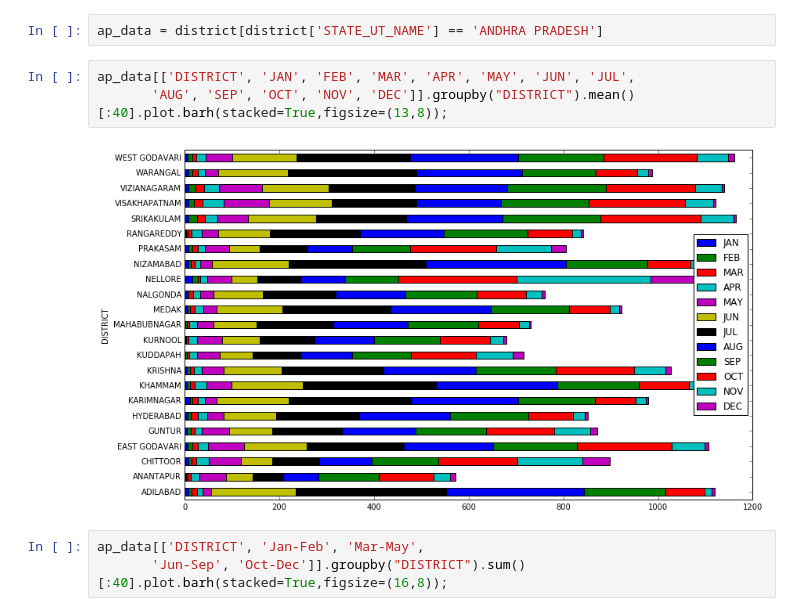
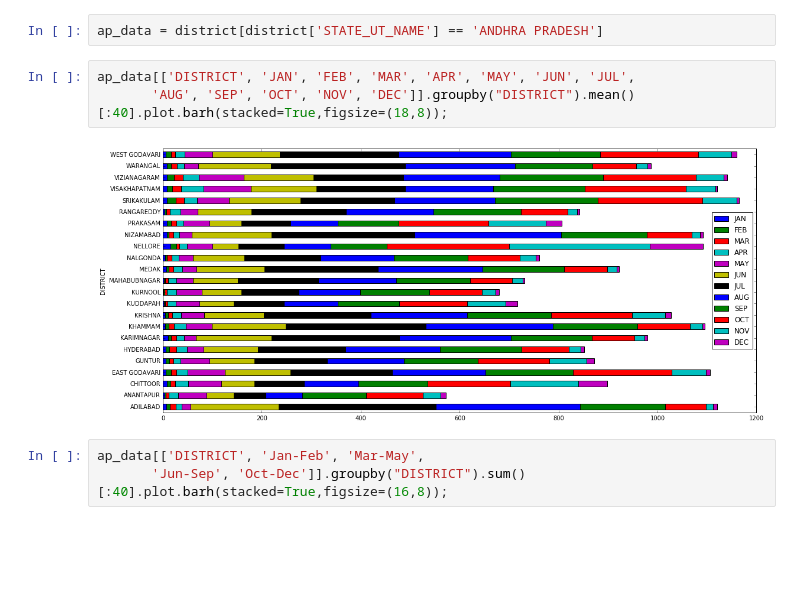
Before and after one commit to sudheerachary/rainfall-prediction, a Jupyter notebook: src/kernel.ipynb, the cells around one changed output. Cells and saved outputs as stored; diff of their text form; blank space fills up the shorter version.

```diff
--- a/src/kernel.ipynb
+++ b/src/kernel.ipynb
@@ -185,9 +147,9 @@ district[['DISTRICT', 'Jan-Feb', 'Mar-May',
 ap_data = district[district['STATE_UT_NAME'] == 'ANDHRA PRADESH']
 # %%
 ap_data[['DISTRICT', 'JAN', 'FEB', 'MAR', 'APR', 'MAY', 'JUN', 'JUL',
-       'AUG', 'SEP', 'OCT', 'NOV', 'DEC']].groupby("DISTRICT").mean()[:40].plot.barh(stacked=True,figsize=(13,8));
+       'AUG', 'SEP', 'OCT', 'NOV', 'DEC']].groupby("DISTRICT").mean()[:40].plot.barh(stacked=True,figsize=(18,8));
 # %% [output]
-[figure, old version]
+[figure, new version]
 # %%
 ap_data[['DISTRICT', 'Jan-Feb', 'Mar-May',
        'Jun-Sep', 'Oct-Dec']].groupby("DISTRICT").sum()[:40].plot.barh(stacked=True,figsize=(16,8));
```
Also changed, not shown: parts of 8 cells of this notebook, 12 other files.
